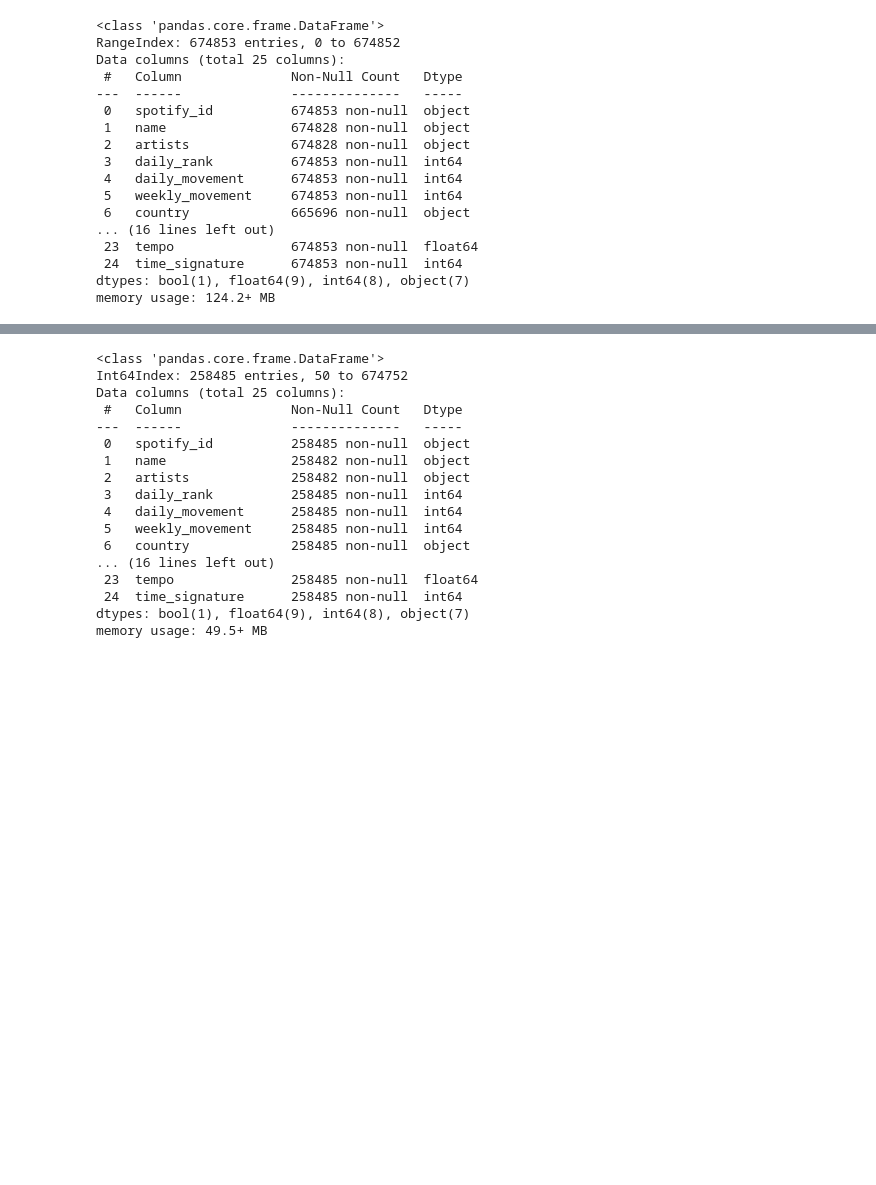
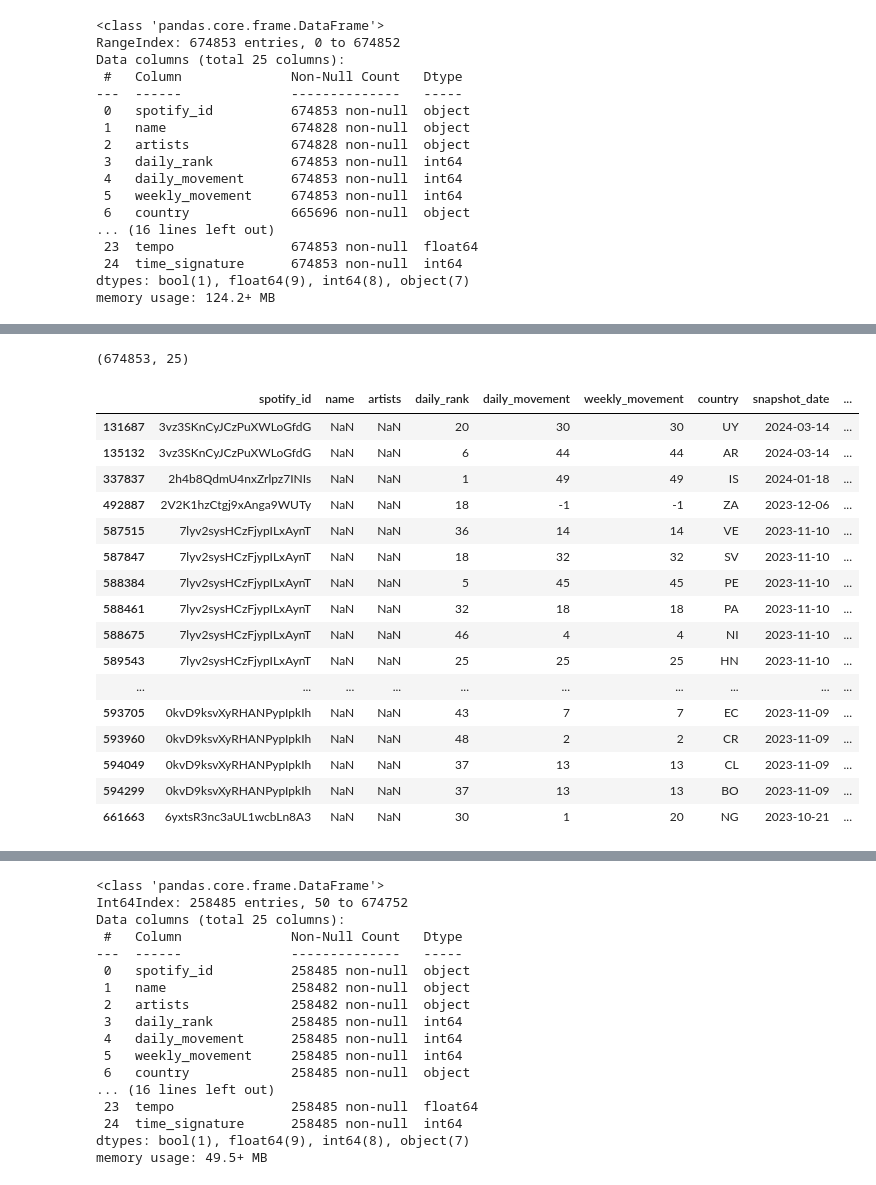
Before and after one commit to MaksiMental/Spotify-Music-Prediction, a Jupyter notebook: eda_spotify.ipynb, the cells around one changed output, grey strips where cells are left out. Cells and saved outputs as stored; diff of their text form; code cells hidden in the pictures; blank space fills up the shorter version.

Commit message:
Updated spotify for eda

```diff
--- a/eda_spotify.ipynb
+++ b/eda_spotify.ipynb
@@ -60,0 +85,26 @@ array(['VN', 'UA', 'TW', 'TR', 'TH', 'SV', 'PT', 'PL', 'PK', 'PH', 'PE',
+# %%
+df.shape
+# %% [output]
+(674853, 25)
+# %%
+missing_names = df[df['name'].isna()]
+
+missing_names
+# %% [output]
+|  | spotify_id | name | artists | daily_rank | daily_movement | weekly_movement | country | snapshot_date | ... |
+| 131687 | 3vz3SKnCyJCzPuXWLoGfdG | NaN | NaN | 20 | 30 | 30 | UY | 2024-03-14 | ... |
+| 135132 | 3vz3SKnCyJCzPuXWLoGfdG | NaN | NaN | 6 | 44 | 44 | AR | 2024-03-14 | ... |
+| 337837 | 2h4b8QdmU4nxZrlpz7INIs | NaN | NaN | 1 | 49 | 49 | IS | 2024-01-18 | ... |
+| 492887 | 2V2K1hzCtgj9xAnga9WUTy | NaN | NaN | 18 | -1 | -1 | ZA | 2023-12-06 | ... |
+| 587515 | 7lyv2sysHCzFjypILxAynT | NaN | NaN | 36 | 14 | 14 | VE | 2023-11-10 | ... |
+| 587847 | 7lyv2sysHCzFjypILxAynT | NaN | NaN | 18 | 32 | 32 | SV | 2023-11-10 | ... |
+| 588384 | 7lyv2sysHCzFjypILxAynT | NaN | NaN | 5 | 45 | 45 | PE | 2023-11-10 | ... |
+| 588461 | 7lyv2sysHCzFjypILxAynT | NaN | NaN | 32 | 18 | 18 | PA | 2023-11-10 | ... |
+| 588675 | 7lyv2sysHCzFjypILxAynT | NaN | NaN | 46 | 4 | 4 | NI | 2023-11-10 | ... |
+| 589543 | 7lyv2sysHCzFjypILxAynT | NaN | NaN | 25 | 25 | 25 | HN | 2023-11-10 | ... |
+| ... | ... | ... | ... | ... | ... | ... | ... | ... | ... |
+| 593705 | 0kvD9ksvXyRHANPypIpkIh | NaN | NaN | 43 | 7 | 7 | EC | 2023-11-09 | ... |
+| 593960 | 0kvD9ksvXyRHANPypIpkIh | NaN | NaN | 48 | 2 | 2 | CR | 2023-11-09 | ... |
+| 594049 | 0kvD9ksvXyRHANPypIpkIh | NaN | NaN | 37 | 13 | 13 | CL | 2023-11-09 | ... |
+| 594299 | 0kvD9ksvXyRHANPypIpkIh | NaN | NaN | 37 | 13 | 13 | BO | 2023-11-09 | ... |
+| 661663 | 6yxtsR3nc3aUL1wcbLn8A3 | NaN | NaN | 30 | 1 | 20 | NG | 2023-10-21 | ... |
```
Also changed, not shown: parts of 9 cells of this notebook, 1 other file.
